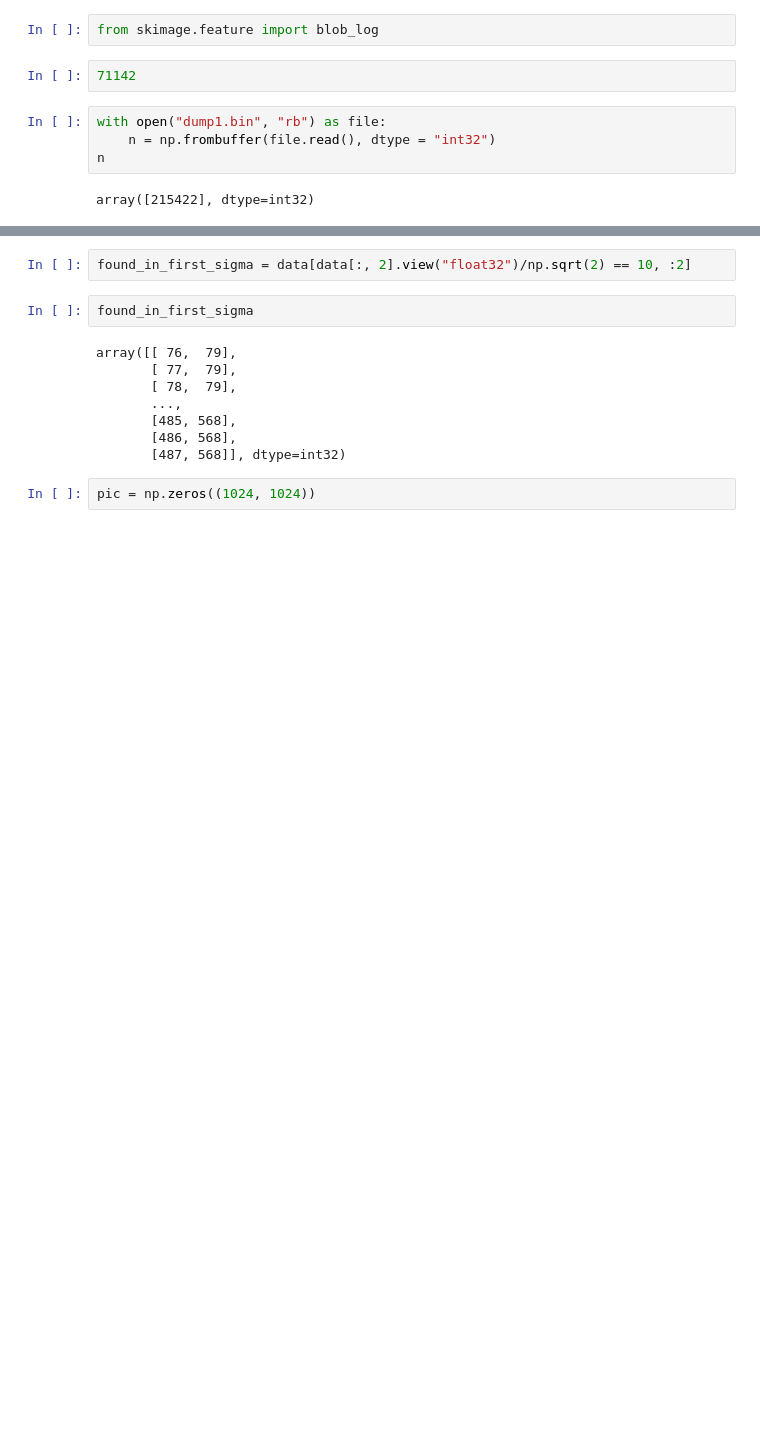
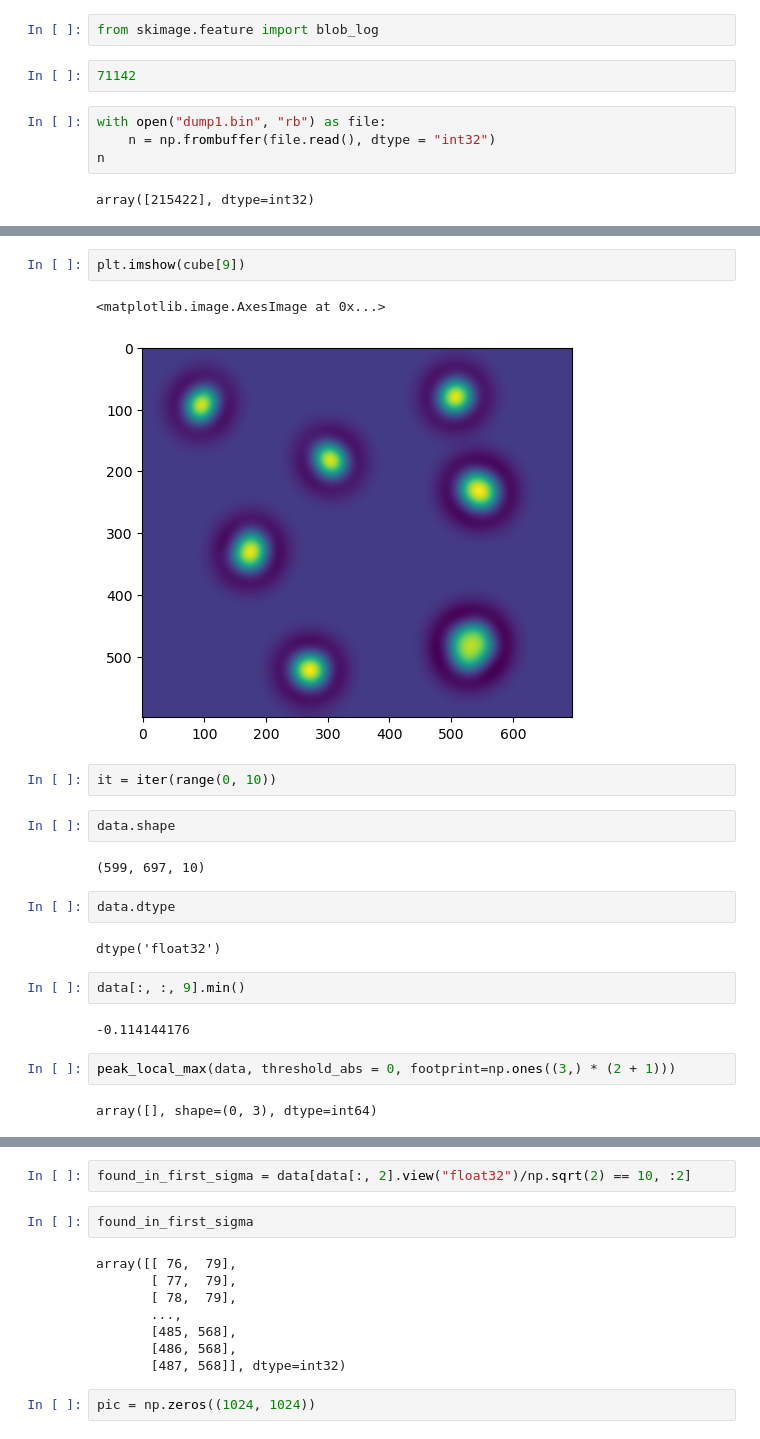
Before and after one commit to amfaber/tracking_optimizations, a Jupyter notebook: gpu-tracking/testing/explore.ipynb, the cells around one changed output, grey strips where cells are left out. Cells and saved outputs as stored; diff of their text form; blank space fills up the shorter version.

```diff
--- a/gpu-tracking/testing/explore.ipynb
+++ b/gpu-tracking/testing/explore.ipynb
@@ -203,0 +237,23 @@ print(data.shape)
+# %%
+plt.imshow(cube[9])
+# %% [output]
+<matplotlib.image.AxesImage at 0x...>
+[figure, added]
+# %%
+it = iter(range(0, 10))
+# %%
+data.shape
+# %% [output]
+(599, 697, 10)
+# %%
+data.dtype
+# %% [output]
+dtype('float32')
+# %%
+data[:, :, 9].min()
+# %% [output]
+-0.114144176
+# %%
+peak_local_max(data, threshold_abs = 0, footprint=np.ones((3,) * (2 + 1)))
+# %% [output]
+array([], shape=(0, 3), dtype=int64)
```
Also changed, not shown: parts of 11 cells of this notebook, 8 other files.
